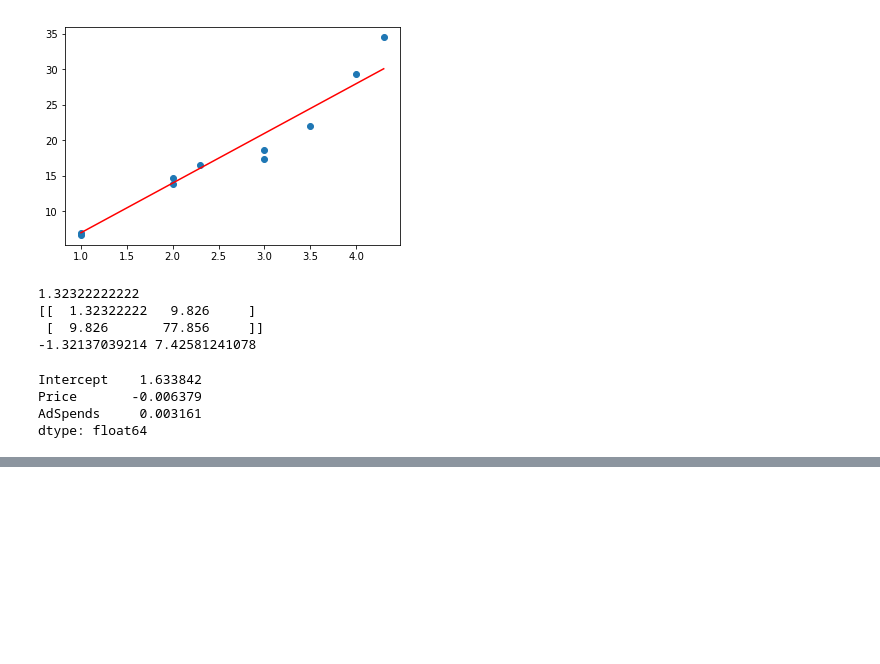
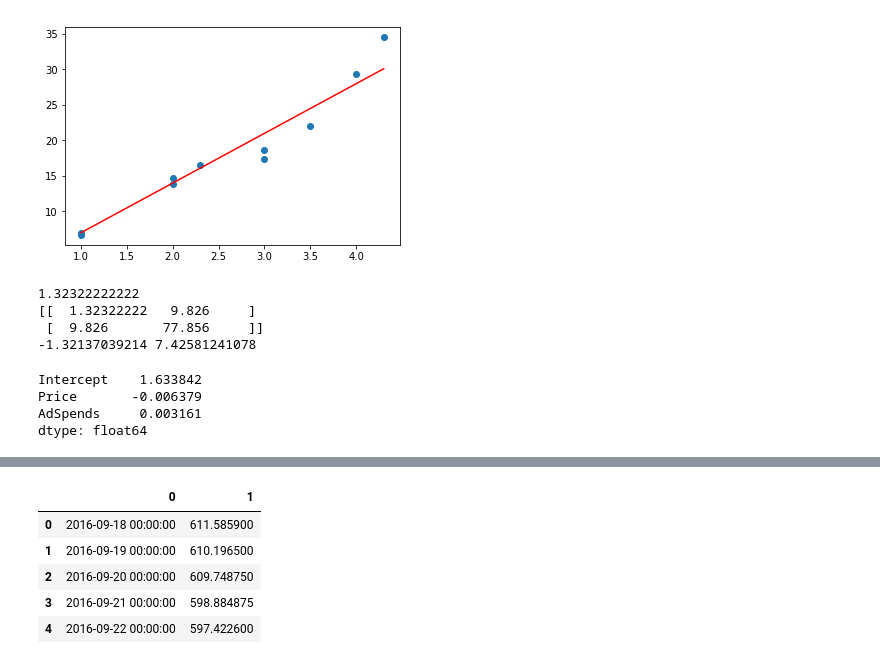
Before and after one commit to ashwingadam1/practice, a Jupyter notebook: Regression_Analysis.ipynb, the cells around one changed output, grey strips where cells are left out. Cells and saved outputs as stored; diff of their text form; code cells hidden in the pictures; blank space fills up the shorter version.

```diff
--- a/Regression_Analysis.ipynb
+++ b/Regression_Analysis.ipynb
@@ -108,0 +115,11 @@ dtype: float64
+# %%
+df=pd.read_csv('http://blockchain.info/charts/market-price?&format=csv'
+               ,header=None)
+df.head()
+# %% [output]
+|  | 0 | 1 |
+| 0 | 2016-09-18 00:00:00 | 611.585900 |
+| 1 | 2016-09-19 00:00:00 | 610.196500 |
+| 2 | 2016-09-20 00:00:00 | 609.748750 |
+| 3 | 2016-09-21 00:00:00 | 598.884875 |
+| 4 | 2016-09-22 00:00:00 | 597.422600 |
```
Also changed, not shown: parts of 9 cells of this notebook.
